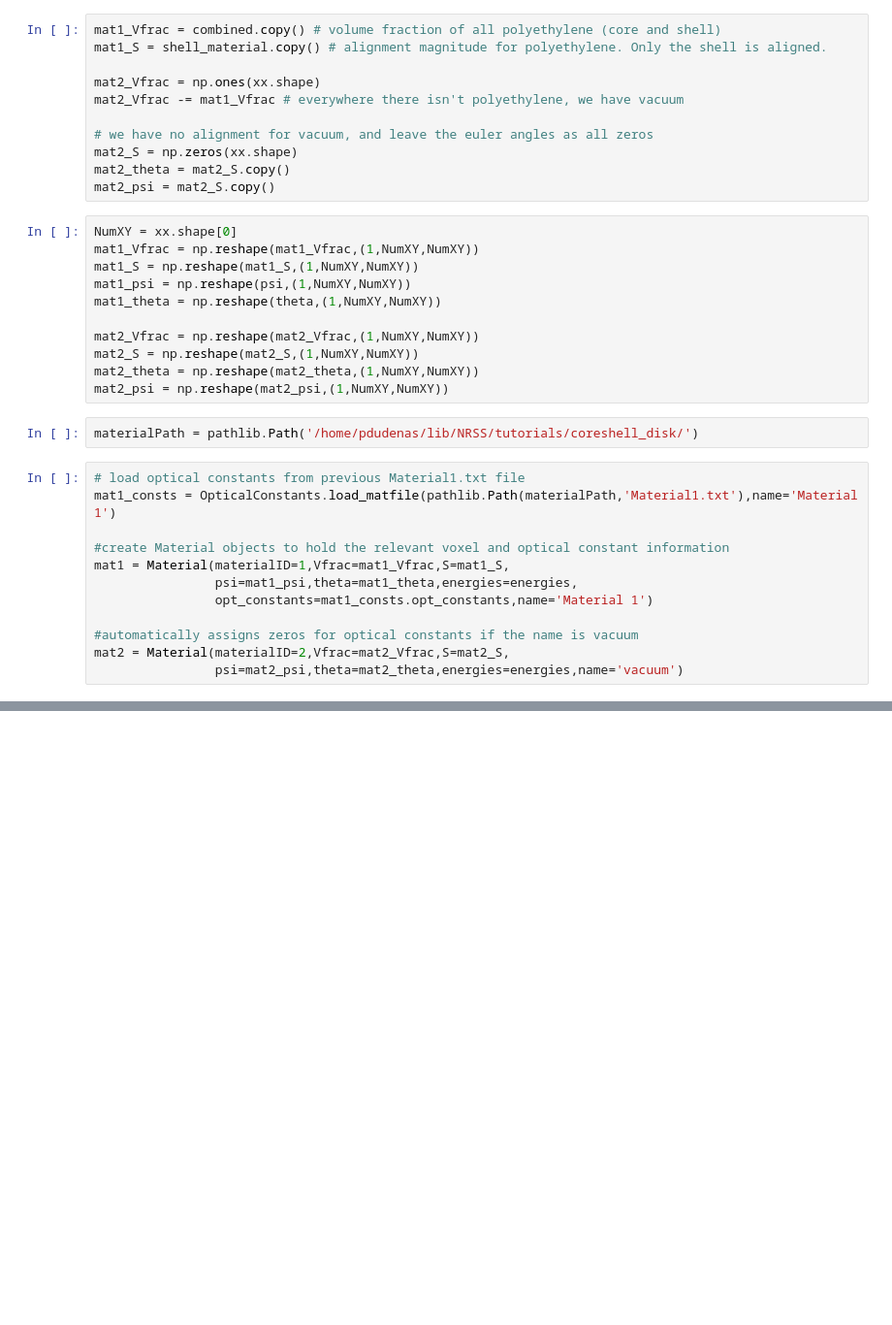
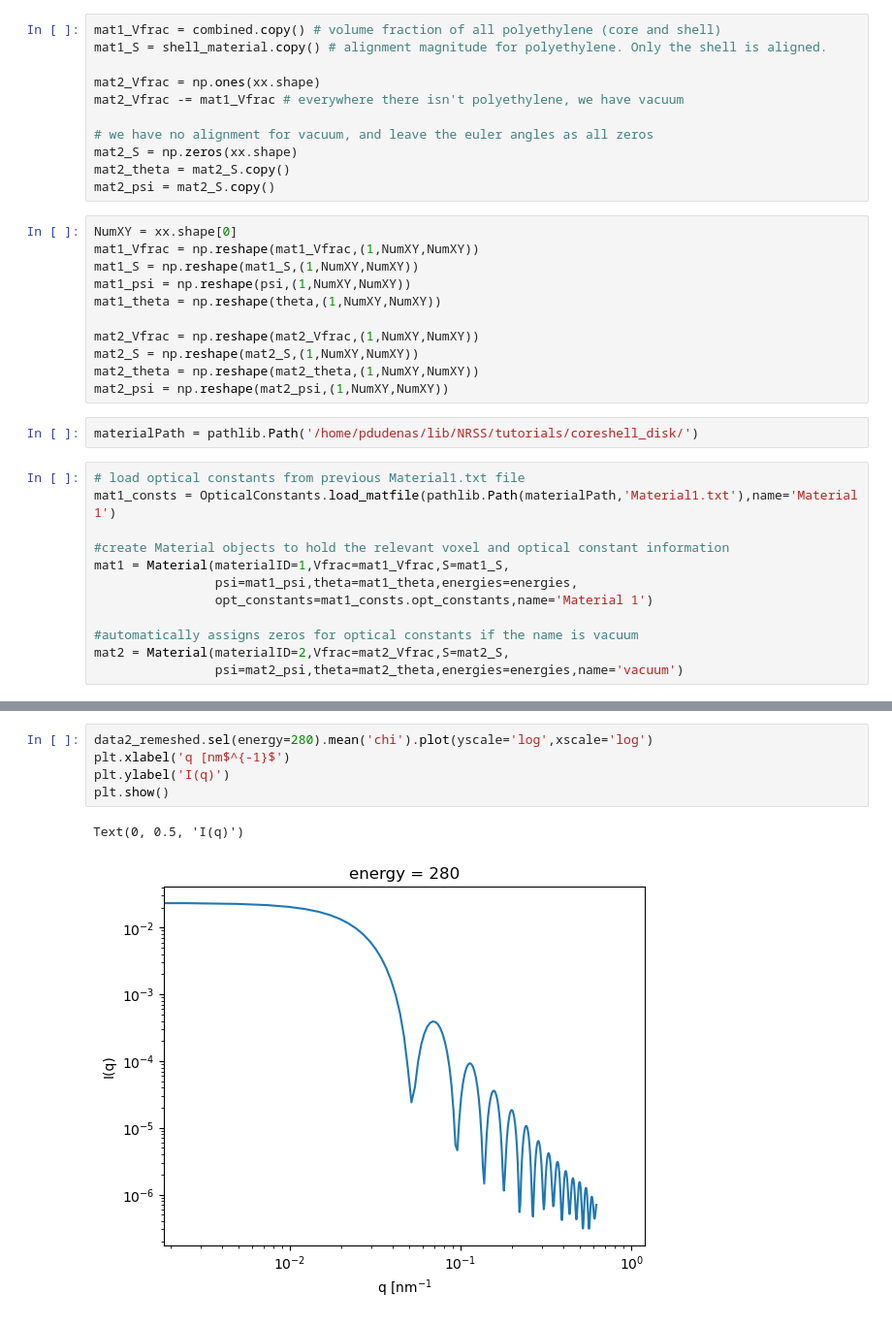
Before and after one commit to usnistgov/NRSS, a Jupyter notebook: tutorials/pybind/MorphologyClass.ipynb, the cells around one changed output, grey strips where cells are left out. Shown at 97% size. Cells and saved outputs as stored; diff of their text form; blank space fills up the shorter version.

```diff
--- a/tutorials/pybind/MorphologyClass.ipynb
+++ b/tutorials/pybind/MorphologyClass.ipynb
@@ -190,0 +212,8 @@ scattering_data.sel(energy=285.0).plot(norm=LogNorm(1e-8,1e-2))
+# %%
+data2_remeshed.sel(energy=280).mean('chi').plot(yscale='log',xscale='log')
+plt.xlabel('q [nm$^{-1}$')
+plt.ylabel('I(q)')
+plt.show()
+# %% [output]
+Text(0, 0.5, 'I(q)')
+[figure, added]
```
Also changed, not shown: parts of 33 cells of this notebook.
